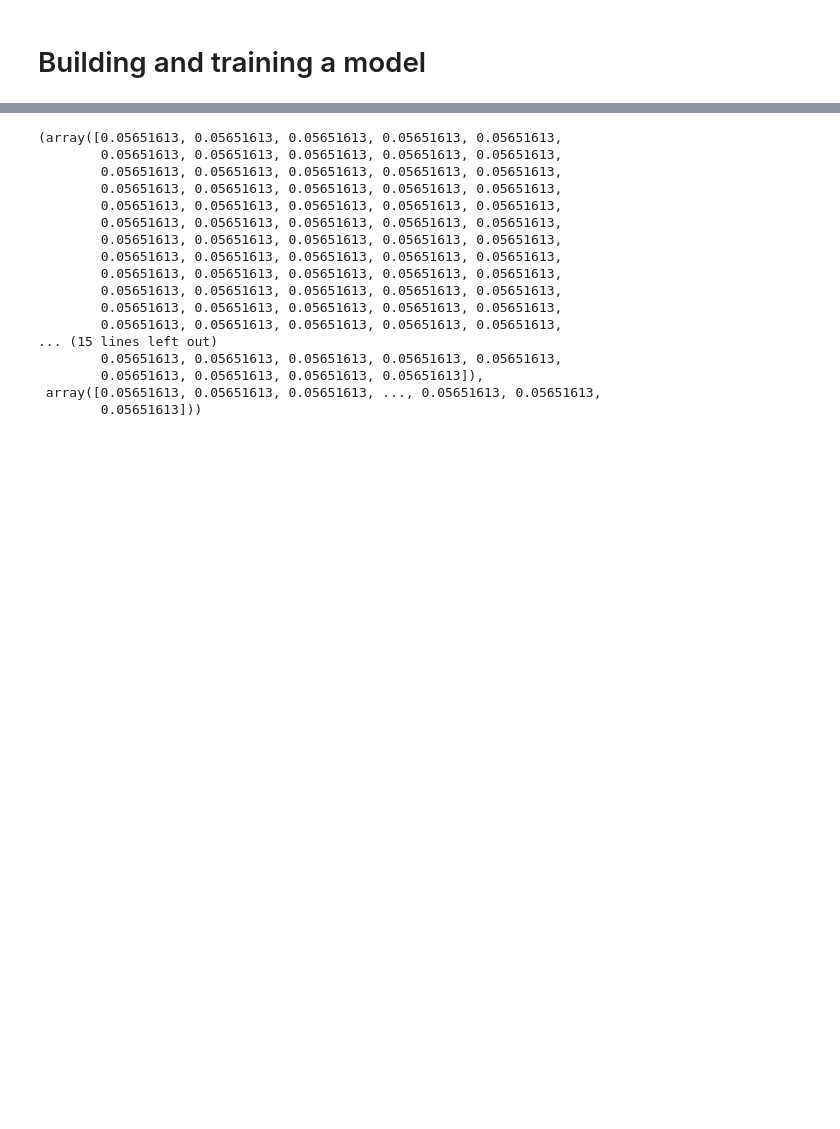
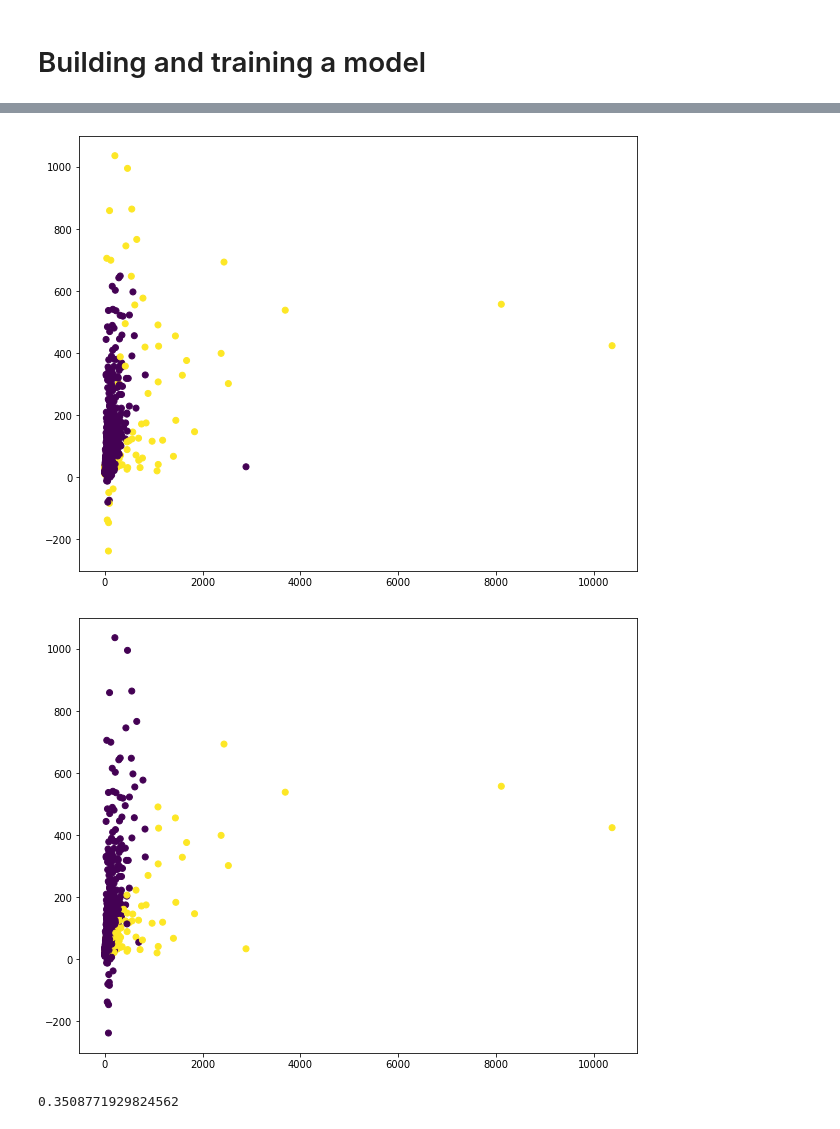
Before and after one commit to Mruzik1/Autoencoder-Anomaly-Detection, a Jupyter notebook: splash_experimenting/main.ipynb, the cells around one changed output, grey strips where cells are left out. Cells and saved outputs as stored; diff of their text form; code cells hidden in the pictures; blank space fills up the shorter version.

```diff
--- a/splash_experimenting/main.ipynb
+++ b/splash_experimenting/main.ipynb
@@ -35,18 +39,26 @@ class AutoencoderAnomaly(nn.Module):
     def __init__(self):
         super(AutoencoderAnomaly, self).__init__()
         self.encoder = nn.Sequential(
-            nn.Linear(2, 2**2),
+            nn.Linear(2, 2**6),
             nn.ReLU(),
+            nn.Linear(2**6, 2**5),
+            nn.ReLU(),
+            nn.Linear(2**5, 2**4),
+            nn.ReLU(),
+            nn.Linear(2**4, 2**3),
+            nn.ReLU(),
+            nn.Linear(2**3, 2**2)
+        )
+        self.decoder = nn.Sequential(
             nn.Linear(2**2, 2**3),
             nn.ReLU(),
-            nn.Linear(2**3, 2**4)
-        )
-        self.decoder = nn.Sequential(
-            nn.Linear(2**4, 2**3),
+            nn.Linear(2**3, 2**4),
             nn.ReLU(),
-            nn.Linear(2**3, 2**2),
+            nn.Linear(2**4, 2**5),
             nn.ReLU(),
-            nn.Linear(2**2, 2)
+            nn.Linear(2**5, 2**6),
+            nn.ReLU(),
+            nn.Linear(2**6, 2)
         )
 
     def forward(self, X: torch.Tensor) -> torch.Tensor:
@@ -54,6 +66,6 @@ class AutoencoderAnomaly(nn.Module):
         return self.decoder(X)
 # %%
 model = AutoencoderAnomaly()
-optimizer = torch.optim.Adam(model.parameters(), lr=0.01)
-criterion = nn.BCELoss()
+optimizer = torch.optim.Adam(model.parameters(), lr=0.00007)
+criterion = nn.MSELoss()
 # %%
@@ -87,26 +101,15 @@ for epoch in range(800):
-# %%
-loss = np.array([])
-with torch.inference_mode():
-    for x in X_test:
-        pred = model(X_test)
-        loss = np.append(loss, criterion(torch.sigmoid(pred), torch.sigmoid(X_test)).detach())
-# %%
-loss[y_test], loss
-# %% [output]
-(array([0.05651613, 0.05651613, 0.05651613, 0.05651613, 0.05651613,
-        0.05651613, 0.05651613, 0.05651613, 0.05651613, 0.05651613,
-        0.05651613, 0.05651613, 0.05651613, 0.05651613, 0.05651613,
-        0.05651613, 0.05651613, 0.05651613, 0.05651613, 0.05651613,
-        0.05651613, 0.05651613, 0.05651613, 0.05651613, 0.05651613,
-        0.05651613, 0.05651613, 0.05651613, 0.05651613, 0.05651613,
-        0.05651613, 0.05651613, 0.05651613, 0.05651613, 0.05651613,
-        0.05651613, 0.05651613, 0.05651613, 0.05651613, 0.05651613,
-        0.05651613, 0.05651613, 0.05651613, 0.05651613, 0.05651613,
-        0.05651613, 0.05651613, 0.05651613, 0.05651613, 0.05651613,
-        0.05651613, 0.05651613, 0.05651613, 0.05651613, 0.05651613,
-        0.05651613, 0.05651613, 0.05651613, 0.05651613, 0.05651613,
-... (15 lines left out)
-        0.05651613, 0.05651613, 0.05651613, 0.05651613, 0.05651613,
-        0.05651613, 0.05651613, 0.05651613, 0.05651613]),
- array([0.05651613, 0.05651613, 0.05651613, ..., 0.05651613, 0.05651613,
-        0.05651613]))
+# %%
+with torch.inference_mode():
+    loss_nums = np.array([criterion(model(x), x) for x in X_test])
+loss_nums[loss_nums >= 0.03] = 100.
+loss_nums[loss_nums != 100] = -100.
+plot_datapoints(X_test, loss_nums)
+plot_datapoints(X_test, y_test)
+
+loss_nums[loss_nums == -100] = False
+loss_nums[loss_nums == 100] = True
+f1_score(y_test, loss_nums)
+# %% [output]
+[figure, added]
+[figure, added]
+0.3508771929824562
```
Also changed, not shown: parts of 4 cells of this notebook.
